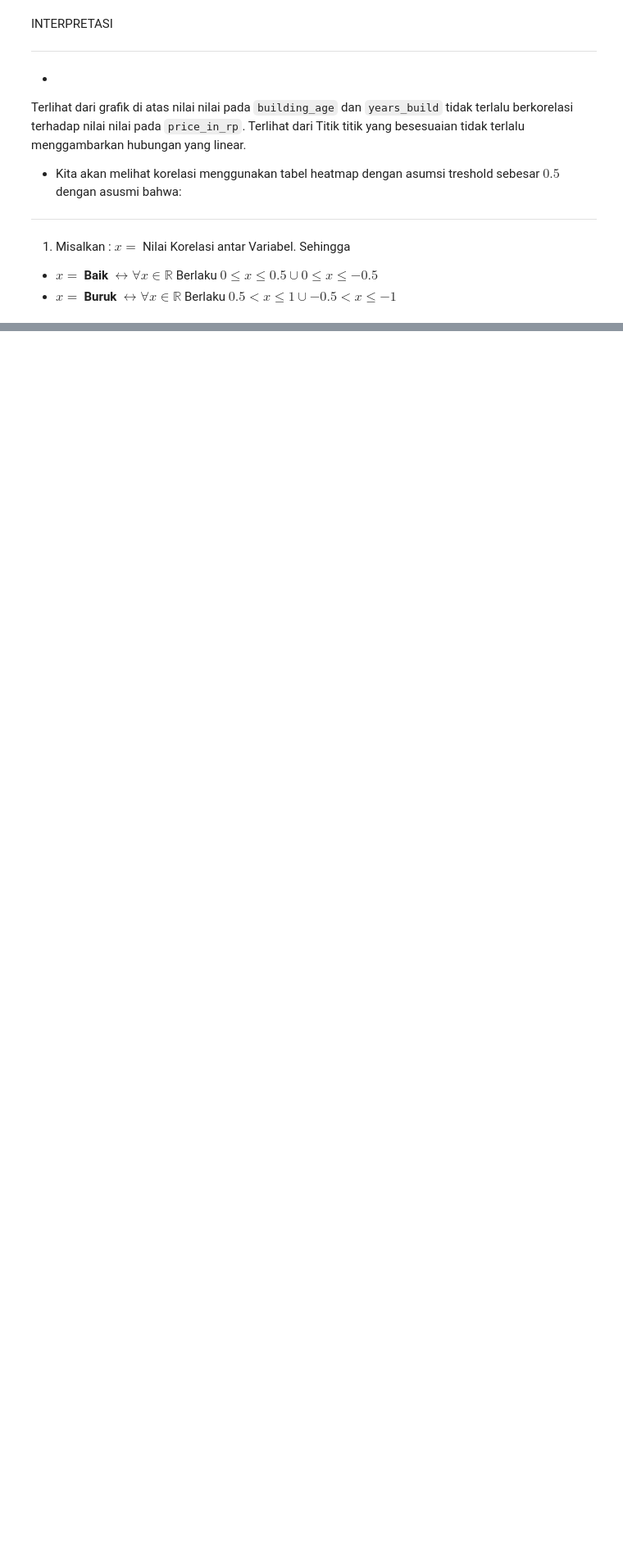
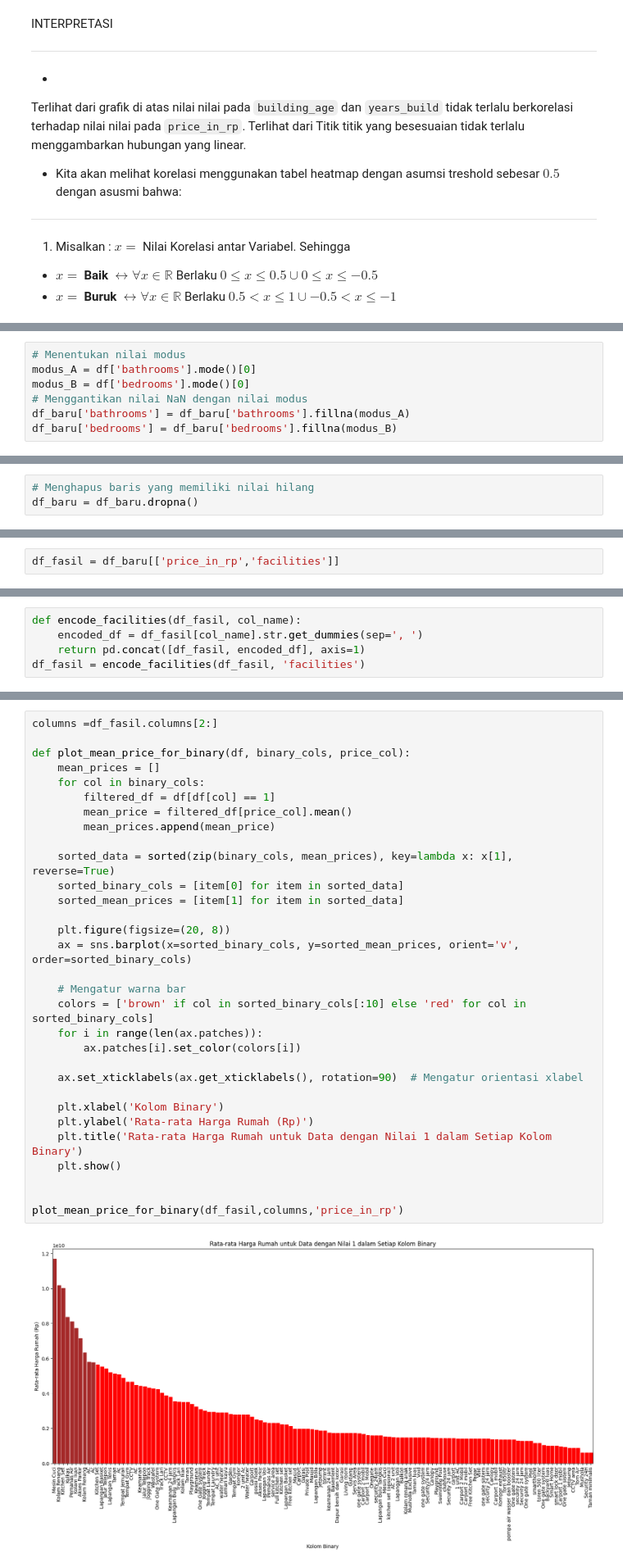
Before and after one commit to abdinegara783/ISFEST2023, a Jupyter notebook: ISFEST_Abdi.ipynb, the cells around one changed output, grey strips where cells are left out. Shown at 82% size. Cells and saved outputs as stored; diff of their text form; blank space fills up the shorter version.

```diff
--- a/ISFEST_Abdi.ipynb
+++ b/ISFEST_Abdi.ipynb
@@ -391,0 +460,7 @@ def separate_numeric_categorical_columns(df):
+# %%
+# Menentukan nilai modus
+modus_A = df['bathrooms'].mode()[0]
+modus_B = df['bedrooms'].mode()[0]
+# Menggantikan nilai NaN dengan nilai modus
+df_baru['bathrooms'] = df_baru['bathrooms'].fillna(modus_A)
+df_baru['bedrooms'] = df_baru['bedrooms'].fillna(modus_B)
@@ -391,0 +487,3 @@ def separate_numeric_categorical_columns(df):
+# %%
+# Menghapus baris yang memiliki nilai hilang
+df_baru = df_baru.dropna()
@@ -391,0 +533,2 @@ def separate_numeric_categorical_columns(df):
+# %%
+df_fasil = df_baru[['price_in_rp','facilities']]
@@ -391,0 +560,5 @@ def separate_numeric_categorical_columns(df):
+# %%
+def encode_facilities(df_fasil, col_name):
+    encoded_df = df_fasil[col_name].str.get_dummies(sep=', ')
+    return pd.concat([df_fasil, encoded_df], axis=1)
+df_fasil = encode_facilities(df_fasil, 'facilities')
@@ -391,0 +581,33 @@ def separate_numeric_categorical_columns(df):
+# %%
+columns =df_fasil.columns[2:]
+
+def plot_mean_price_for_binary(df, binary_cols, price_col):
+    mean_prices = []
+    for col in binary_cols:
+        filtered_df = df[df[col] == 1]
+        mean_price = filtered_df[price_col].mean()
+        mean_prices.append(mean_price)
+
+    sorted_data = sorted(zip(binary_cols, mean_prices), key=lambda x: x[1], reverse=True)
+    sorted_binary_cols = [item[0] for item in sorted_data]
+    sorted_mean_prices = [item[1] for item in sorted_data]
+
+    plt.figure(figsize=(20, 8))
+    ax = sns.barplot(x=sorted_binary_cols, y=sorted_mean_prices, orient='v', order=sorted_binary_cols)
+
+    # Mengatur warna bar
+    colors = ['brown' if col in sorted_binary_cols[:10] else 'red' for col in sorted_binary_cols]
+    for i in range(len(ax.patches)):
+        ax.patches[i].set_color(colors[i])
+
+    ax.set_xticklabels(ax.get_xticklabels(), rotation=90)  # Mengatur orientasi xlabel
+
+    plt.xlabel('Kolom Binary')
+    plt.ylabel('Rata-rata Harga Rumah (Rp)')
+    plt.title('Rata-rata Harga Rumah untuk Data dengan Nilai 1 dalam Setiap Kolom Binary')
+    plt.show()
+
+
+plot_mean_price_for_binary(df_fasil,columns,'price_in_rp')
+# %% [output]
+[figure, added]
```
Also changed, not shown: parts of 24 cells of this notebook.
